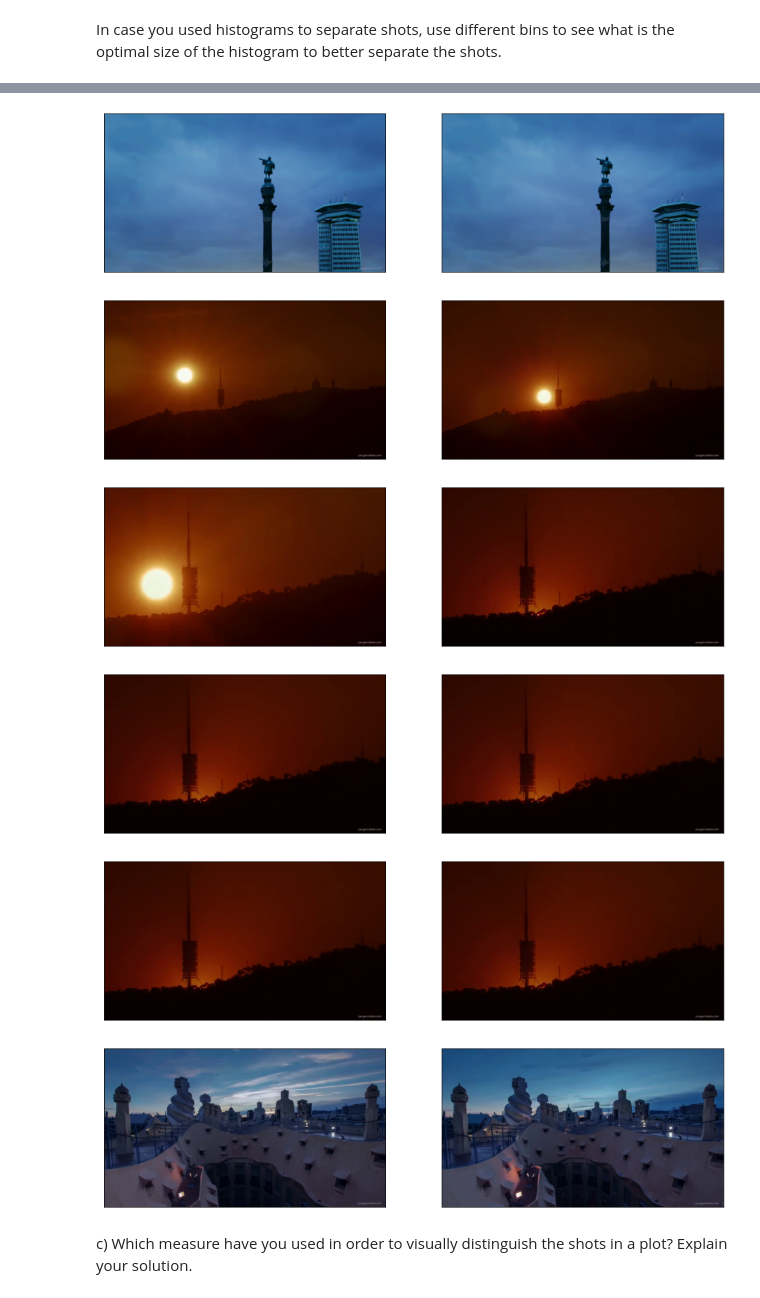
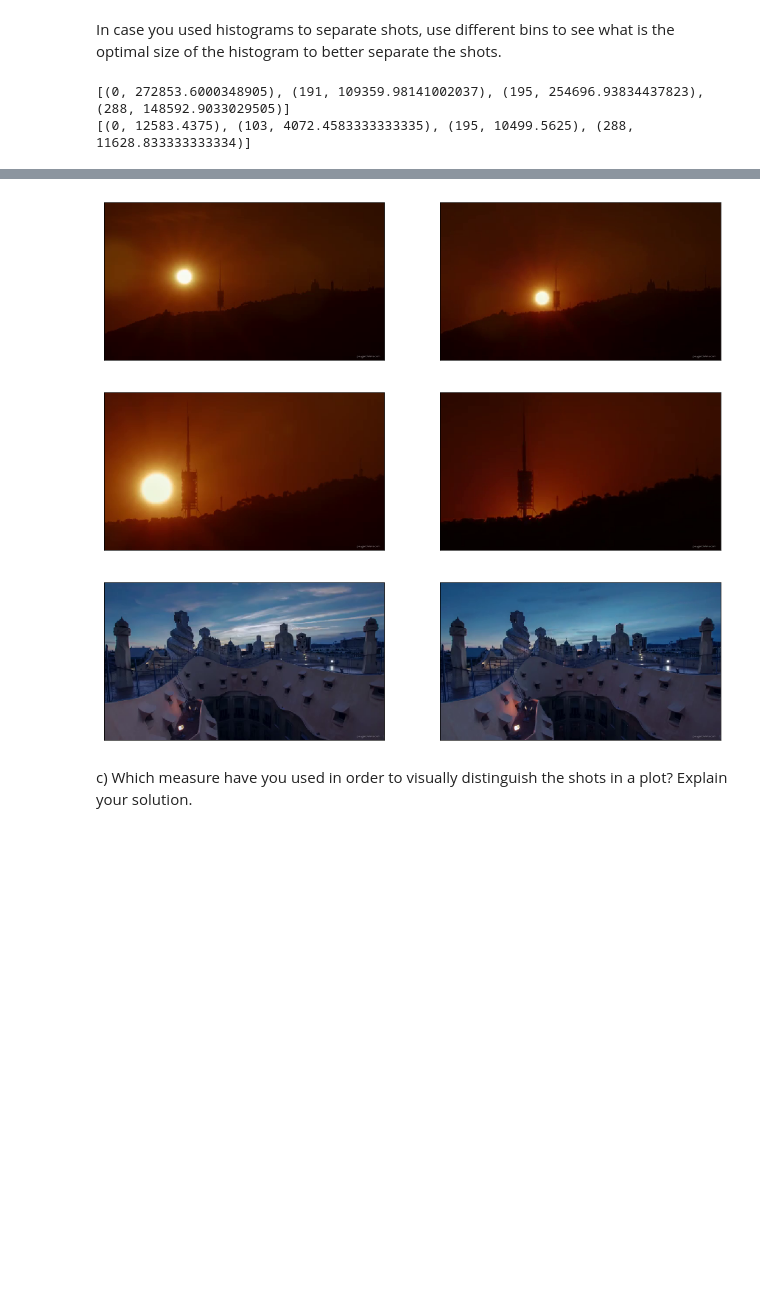
Before and after one commit to PauSolerValades/VA, a Jupyter notebook: Practica3/P3_1stPart/p3_1st_part_2solve.ipynb, the cells around one changed output, grey strips where cells are left out. Cells and saved outputs as stored; diff of their text form; code cells hidden in the pictures; blank space fills up the shorter version.

```diff
--- a/Practica3/P3_1stPart/p3_1st_part_2solve.ipynb
+++ b/Practica3/P3_1stPart/p3_1st_part_2solve.ipynb
@@ -144,6 +144,11 @@ def distance(i):
     last_hist = image_histogram(ic[i-1], NUM_BINS)
     current_hist = image_histogram(ic[i], NUM_BINS)
     return np.linalg.norm(last_hist - current_hist)
+# %%
+def distance_average(i):
+    last_hist = image_histogram(ic[i-1], NUM_BINS)
+    current_hist = image_histogram(ic[i], NUM_BINS)
+    return np.mean(np.absolute(last_hist - current_hist))
 # %% [markdown]
 Additionally, create an interactive plot executing the following code in "Example A". Substitute the bottom plot with the temporal plot showing the differences between the consecutive frames.
 # %%
@@ -204,13 +217,16 @@ plt.show()
 # %% [markdown]
 In case you used histograms to separate shots, use different bins to see what is the optimal size of the histogram to better separate the shots.
-# %%
-shot_end = []
-shot_start = []
-for i in range(len(ic)):
-    dist = distance(i)
-    if (dist > DISTANCE_THRESHOLD):
-        shot_start.append(ic[i])
-        shot_end.append(ic[i-1]) #Aqui el primer element sera el final de l'ultima escena, de moment chapuza
+# %%
+frames_norm = [(i, distance_norm(i)) for i in range(len(ic)) if(distance_norm(i)>DISTANCE_THRESHOLD)]
+frames_average = [(i, distance_average(i)) for i in range(len(ic)) if(distance_average(i)>4000)]
+
+#el threshold l'hem tret ordentant la llista i, com que sabem que només hi ha tres escenes, ja sabem quin ha de ser.
+
+print(frames_norm)
+print(frames_average)
+# %% [output]
+[(0, 272853.6000348905), (191, 109359.98141002037), (195, 254696.93834437823), (288, 148592.9033029505)]
+[(0, 12583.4375), (103, 4072.4583333333335), (195, 10499.5625), (288, 11628.833333333334)]
 # %% [markdown]
 b) Show the initial and final images of each shot extracted as follows:
 
@@ -219,18 +235,16 @@ b) Show the initial and final images of each shot extracted as follows:
 
 **Hint:**
 Use the previous plot to define the proper threshold value over the differences of histograms. Use the threshold to localize the initial and final frames.
-# %%
-%matplotlib inline
-
-for i in range(len(shot_end)):
-    visualize2(shot_start[i-1], shot_end[i], "", "")
-    #Faig el -1 per cubrir el que comento del final de la ultima escena
-# %% [output]
-[figure, removed]
-[figure, removed]
-[figure, removed]
-[figure, removed]
-[figure, removed]
-[figure, removed]
+# %%
+%matplotlib inline
+
+for i in range(len(frames_average)-1):
+    index = frames_average[i][0]
+    next_index = frames_average[i+1][0]
+    visualize2(ic[index], ic[next_index-1], "", "")
+# %% [output]
+[figure, added]
+[figure, added]
+[figure, added]
 # %% [markdown]
 c) Which measure have you used in order to visually distinguish the shots in a plot? Explain your solution.
```
Also changed, not shown: parts of 13 cells of this notebook.
